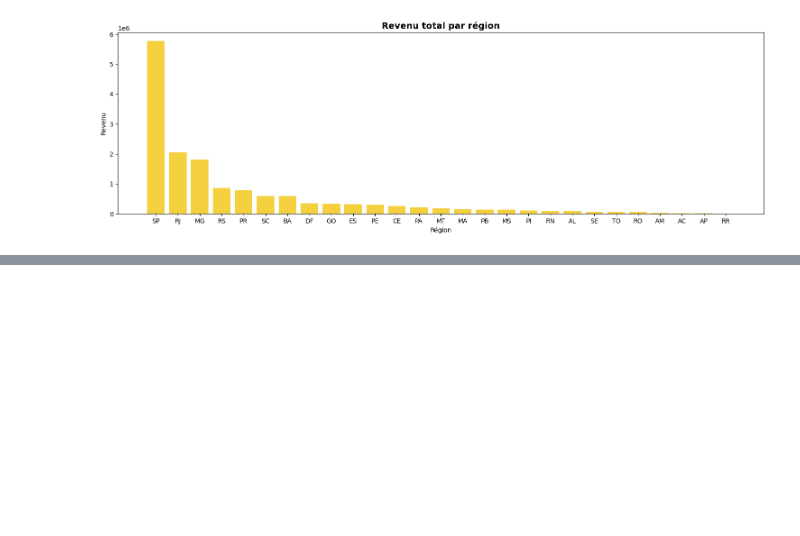
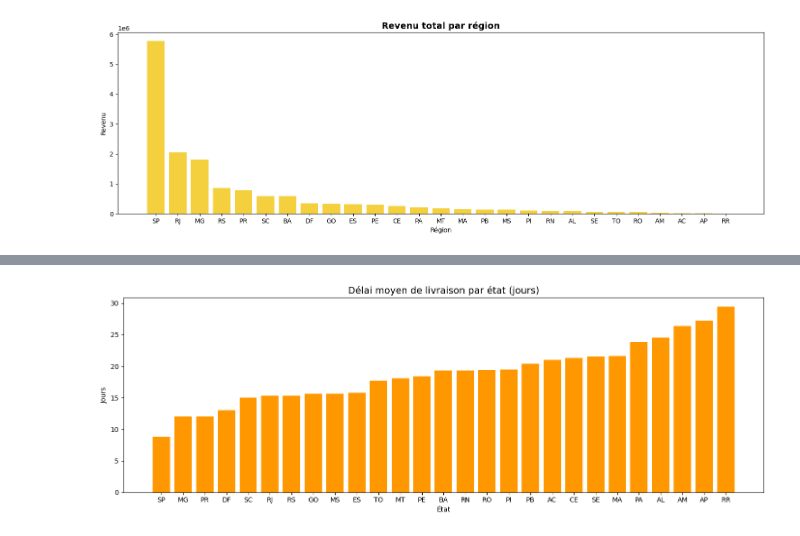
Before and after one commit to Safariyatousani/Projet-Olist, a Jupyter notebook: notebooks/analyse_olist.ipynb, the cells around one changed output, grey strips where cells are left out. Drawn from its saved outputs; the diff is of its cells as text; code cells hidden in the pictures; blank space fills up the shorter version.

```diff
--- a/notebooks/analyse_olist.ipynb
+++ b/notebooks/analyse_olist.ipynb
@@ -329,0 +368,14 @@ plt.show()
+# %%
+query = """
+SELECT c.customer_state,
+       ROUND(AVG(julianday(o.order_delivered_customer_date) -
+                 julianday(o.order_purchase_timestamp)), 1) AS delai_moyen_jours
+FROM orders o
+JOIN customers c ON o.customer_id = c.customer_id
+WHERE o.order_delivered_customer_date IS NOT NULL
+AND o.order_status = 'delivered'
+GROUP BY c.customer_state
+ORDER BY delai_moyen_jours ASC
+"""
+delais = pd.read_sql(query, conn)
+print(delais)
@@ -329,0 +400,13 @@ plt.show()
+# %%
+fig, ax = plt.subplots(figsize=(14, 5))
+ax.bar(delais["customer_state"],
+       delais["delai_moyen_jours"],
+       color="#FF9800")
+plt.title("Délai moyen de livraison par état (jours)", fontsize=14)
+plt.xlabel("État")
+plt.ylabel("Jours")
+plt.tight_layout()
+plt.savefig("../visuals/delais_livraison.png", dpi=150)
+plt.show()
+# %% [output]
+[figure, added]
```
Also changed, not shown: parts of 15 cells of this notebook.
